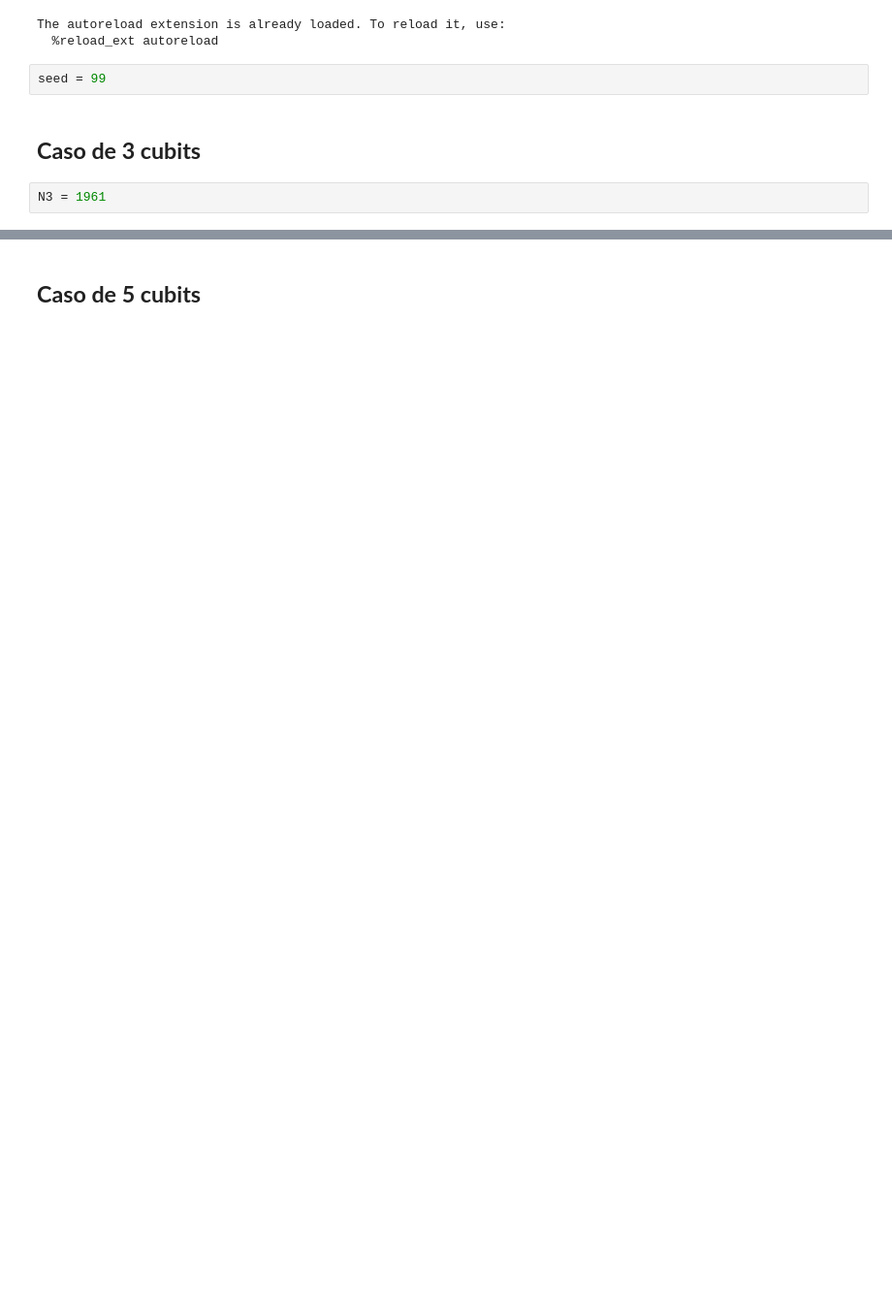
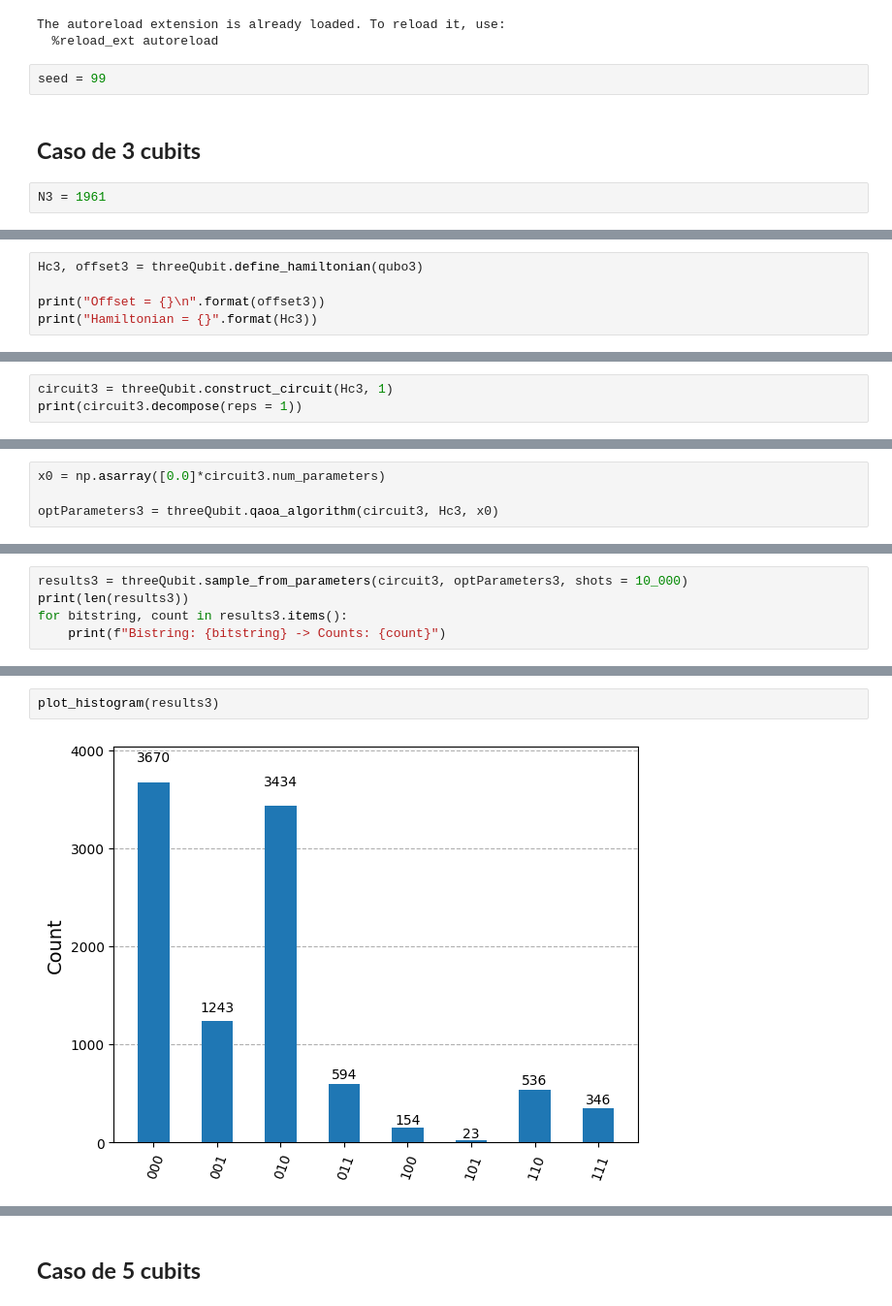
Before and after one commit to zhengzhu14/TFG_GII, a Jupyter notebook: Casos_simples/Simples_Cases.ipynb, the cells around one changed output, grey strips where cells are left out. Shown at 97% size. Cells and saved outputs as stored; diff of their text form; blank space fills up the shorter version.

Commit message:
Implementado casos simples de 3, 5, 8 y 10 qubits

```diff
--- a/Casos_simples/Simples_Cases.ipynb
+++ b/Casos_simples/Simples_Cases.ipynb
@@ -19,0 +92,5 @@ N3 = 1961
+# %%
+Hc3, offset3 = threeQubit.define_hamiltonian(qubo3)
+
+print("Offset = {}\n".format(offset3))
+print("Hamiltonian = {}".format(Hc3))
@@ -19,0 +102,3 @@ N3 = 1961
+# %%
+circuit3 = threeQubit.construct_circuit(Hc3, 1)
+print(circuit3.decompose(reps = 1))
@@ -19,0 +120,4 @@ N3 = 1961
+# %%
+x0 = np.asarray([0.0]*circuit3.num_parameters)
+
+optParameters3 = threeQubit.qaoa_algorithm(circuit3, Hc3, x0)
@@ -19,0 +146,5 @@ N3 = 1961
+# %%
+results3 = threeQubit.sample_from_parameters(circuit3, optParameters3, shots = 10_000)
+print(len(results3))
+for bitstring, count in results3.items():
+    print(f"Bistring: {bitstring} -> Counts: {count}")
@@ -19,0 +161,4 @@ N3 = 1961
+# %%
+plot_histogram(results3)
+# %% [output]
+[figure, added]
```
Also changed, not shown: parts of 56 cells of this notebook, 1 other file.
